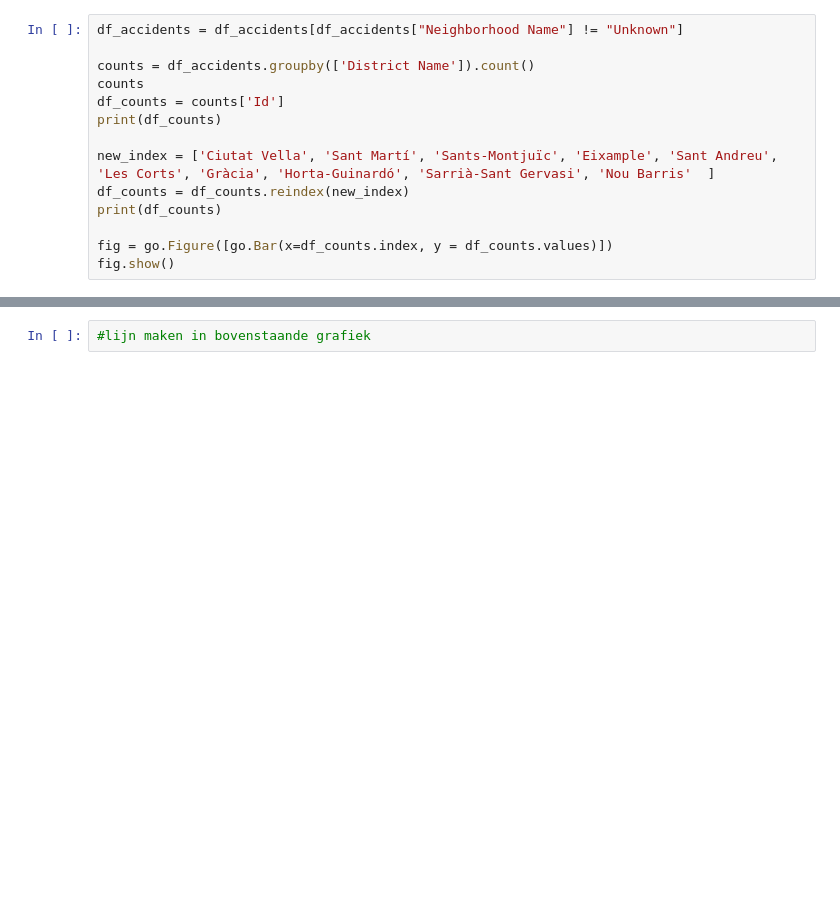
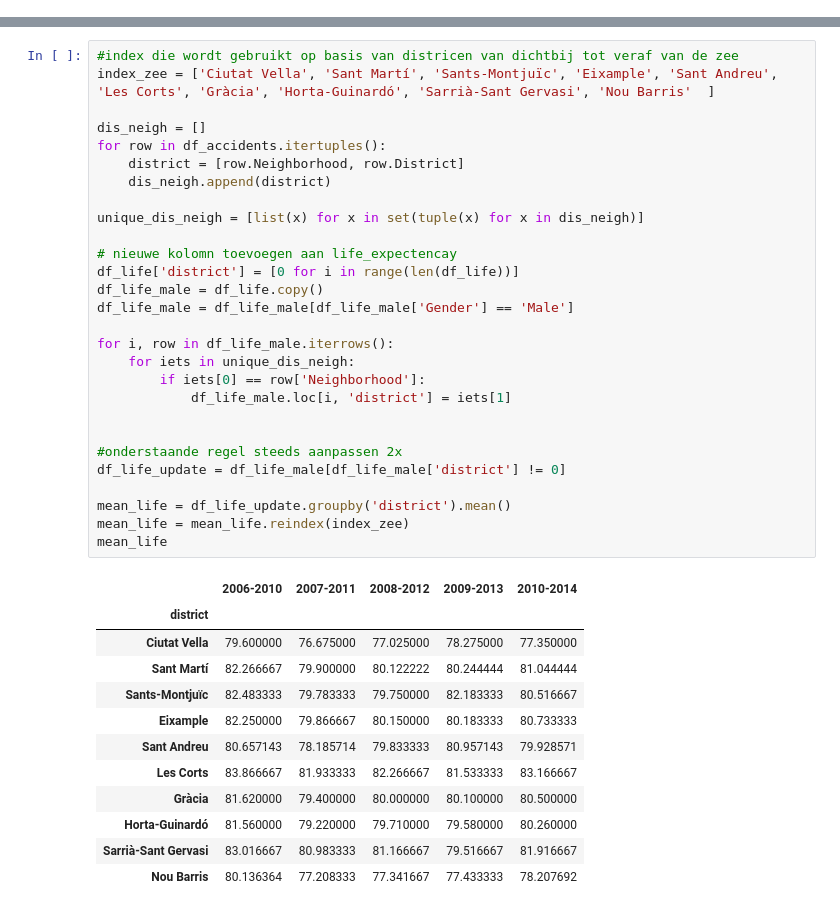
Before and after one commit to sanderoud/Data-Stories, a Jupyter notebook: Data stories.ipynb, the cells around one changed output, grey strips where cells are left out. Saved outputs shown, nothing was run; the diff lists cells and outputs as text; blank space fills up the shorter version.

```diff
--- a/Data stories.ipynb
+++ b/Data stories.ipynb
@@ -52,14 +14,0 @@ neighborhoods = list(set(df_life['Neighborhood'].values))
-# %%
-df_accidents = df_accidents[df_accidents["Neighborhood Name"] != "Unknown"]
-
-counts = df_accidents.groupby(['District Name']).count()
-counts
-df_counts = counts['Id']
-print(df_counts)
-
-new_index = ['Ciutat Vella', 'Sant Martí', 'Sants-Montjuïc', 'Eixample', 'Sant Andreu', 'Les Corts', 'Gràcia', 'Horta-Guinardó', 'Sarrià-Sant Gervasi', 'Nou Barris'  ]
-df_counts = df_counts.reindex(new_index)
-print(df_counts)
-
-fig = go.Figure([go.Bar(x=df_counts.index, y = df_counts.values)])
-fig.show()
@@ -85,2 +15,41 @@ Name: Id, dtype: int64
-# %%
-#lijn maken in bovenstaande grafiek
+# %%
+#index die wordt gebruikt op basis van districen van dichtbij tot veraf van de zee
+index_zee = ['Ciutat Vella', 'Sant Martí', 'Sants-Montjuïc', 'Eixample', 'Sant Andreu', 'Les Corts', 'Gràcia', 'Horta-Guinardó', 'Sarrià-Sant Gervasi', 'Nou Barris'  ]
+
+dis_neigh = []
+for row in df_accidents.itertuples():
+    district = [row.Neighborhood, row.District]
+    dis_neigh.append(district)
+
+unique_dis_neigh = [list(x) for x in set(tuple(x) for x in dis_neigh)]
+
+# nieuwe kolomn toevoegen aan life_expectencay
+df_life['district'] = [0 for i in range(len(df_life))]
+df_life_male = df_life.copy()
+df_life_male = df_life_male[df_life_male['Gender'] == 'Male']
+
+for i, row in df_life_male.iterrows():
+    for iets in unique_dis_neigh:
+        if iets[0] == row['Neighborhood']:
+            df_life_male.loc[i, 'district'] = iets[1]
+
+
+#onderstaande regel steeds aanpassen 2x
+df_life_update = df_life_male[df_life_male['district'] != 0]
+
+mean_life = df_life_update.groupby('district').mean()
+mean_life = mean_life.reindex(index_zee)
+mean_life
+# %% [output]
+|  | 2006-2010 | 2007-2011 | 2008-2012 | 2009-2013 | 2010-2014 |
+| district |  |  |  |  |  |
+| Ciutat Vella | 79.600000 | 76.675000 | 77.025000 | 78.275000 | 77.350000 |
+| Sant Martí | 82.266667 | 79.900000 | 80.122222 | 80.244444 | 81.044444 |
+| Sants-Montjuïc | 82.483333 | 79.783333 | 79.750000 | 82.183333 | 80.516667 |
+| Eixample | 82.250000 | 79.866667 | 80.150000 | 80.183333 | 80.733333 |
+| Sant Andreu | 80.657143 | 78.185714 | 79.833333 | 80.957143 | 79.928571 |
+| Les Corts | 83.866667 | 81.933333 | 82.266667 | 81.533333 | 83.166667 |
+| Gràcia | 81.620000 | 79.400000 | 80.000000 | 80.100000 | 80.500000 |
+| Horta-Guinardó | 81.560000 | 79.220000 | 79.710000 | 79.580000 | 80.260000 |
+| Sarrià-Sant Gervasi | 83.016667 | 80.983333 | 81.166667 | 79.516667 | 81.916667 |
+| Nou Barris | 80.136364 | 77.208333 | 77.341667 | 77.433333 | 78.207692 |
```
Also changed, not shown: parts of 13 cells of this notebook, 2 other files.
